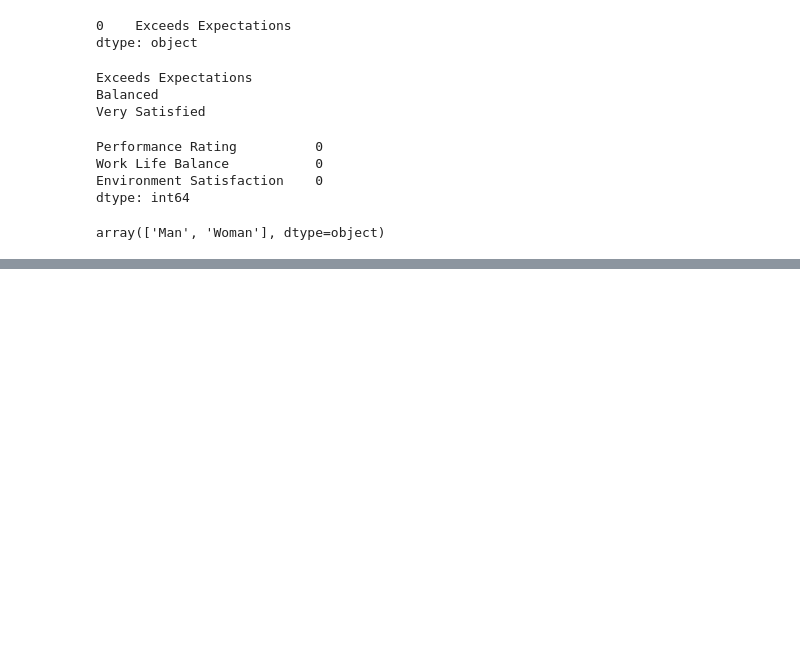
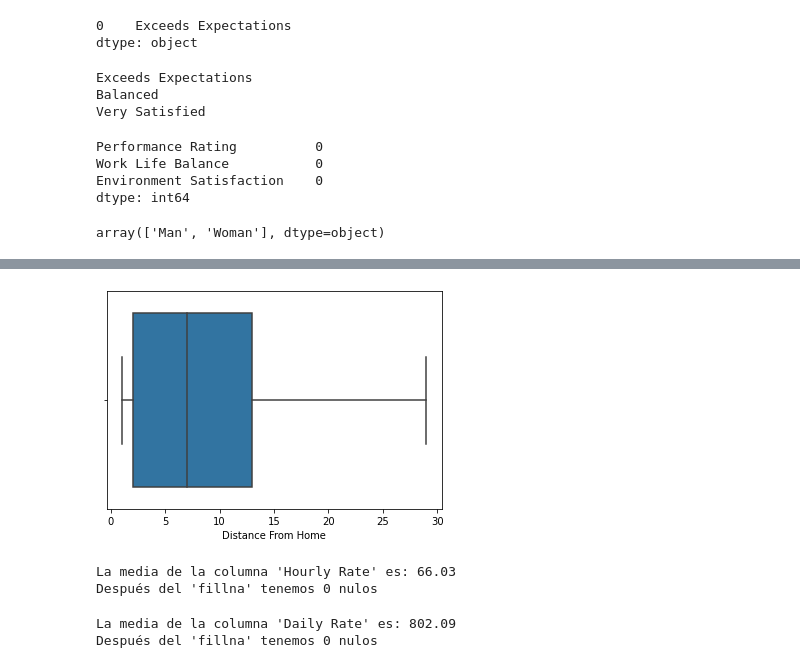
Before and after one commit to Adalab/proyecto-da-F-modulo3-team2, a Jupyter notebook: limpieza_transformacion_reyes.ipynb, the cells around one changed output, grey strips where cells are left out. Cells and saved outputs as stored; diff of their text form; code cells hidden in the pictures; blank space fills up the shorter version.

Commit message:
gestión de nulos en proceso

```diff
--- a/limpieza_transformacion_reyes.ipynb
+++ b/limpieza_transformacion_reyes.ipynb
@@ -474,0 +511,32 @@ array(['Man', 'Woman'], dtype=object)
+# %%
+sns.boxplot(x='Distance From Home', data= df);
+# %% [output]
+[figure, added]
+# %%
+# la primera columna que gestionaremos sera 'Hourly Rate' usando el método 'fillna()'
+# calculamos la media para la columna 'Hourly Rate'
+media_hr = df["Hourly Rate"].mean()
+print(f"La media de la columna 'Hourly Rate' es: {round(media_hr, 2)}")
+
+# aplicamos el método 'fillna()' a la columna
+df["Hourly Rate"] = df["Hourly Rate"].fillna(media_hr)
+
+# comprobamos los nulos para la columna
+print(f"Después del 'fillna' tenemos {df['Hourly Rate'].isnull().sum()} nulos")
+# %% [output]
+La media de la columna 'Hourly Rate' es: 66.03
+Después del 'fillna' tenemos 0 nulos
+# %%
+# la primera columna que gestionaremos sera 'Daily Rate' usando el método 'fillna()'
+# calculamos la media para la columna 'Daily Rate'
+media_dr = df["Daily Rate"].mean()
+print(f"La media de la columna 'Daily Rate' es: {round(media_dr, 2)}")
+
+# aplicamos el método 'fillna()' a la columna
+df["Daily Rate"] = df["Daily Rate"].fillna(media_dr)
+
+# comprobamos los nulos para la columna
+print(f"Después del 'fillna' tenemos {df['Daily Rate'].isnull().sum()} nulos")
+# %% [output]
+La media de la columna 'Daily Rate' es: 802.09
+Después del 'fillna' tenemos 0 nulos
```
Also changed, not shown: parts of 25 cells of this notebook.
